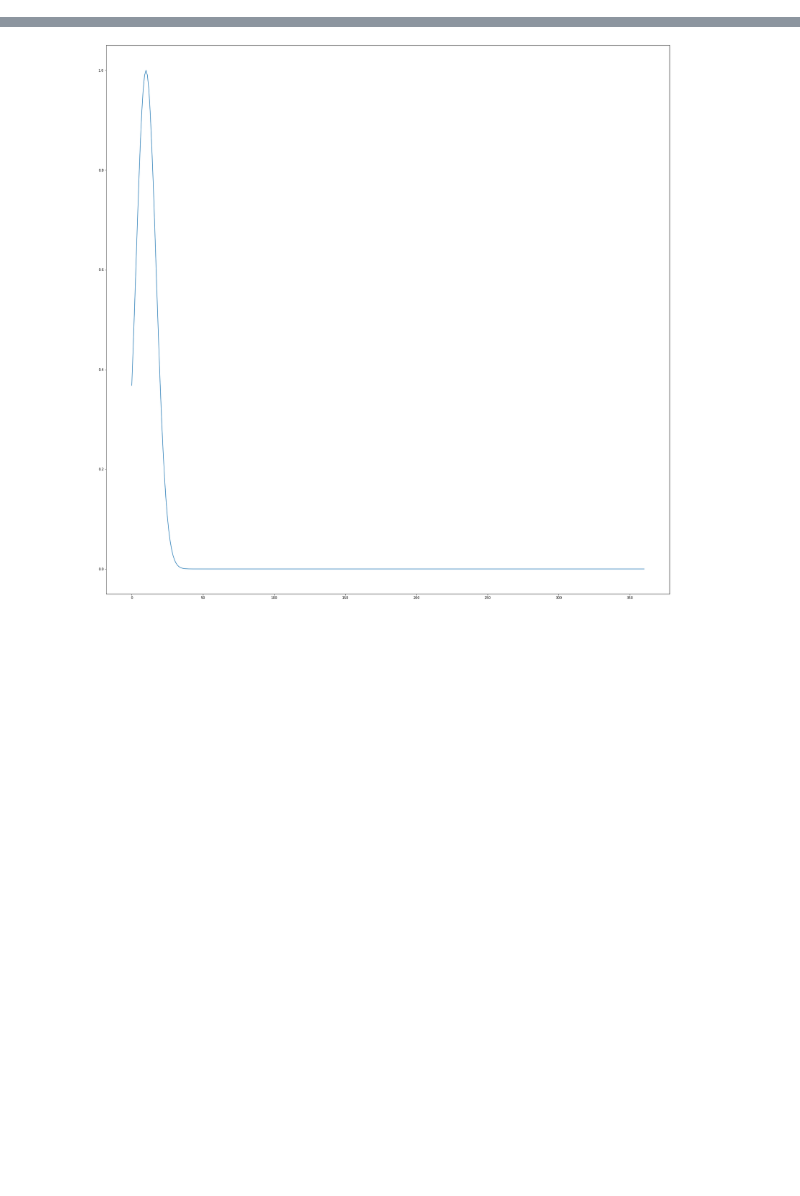
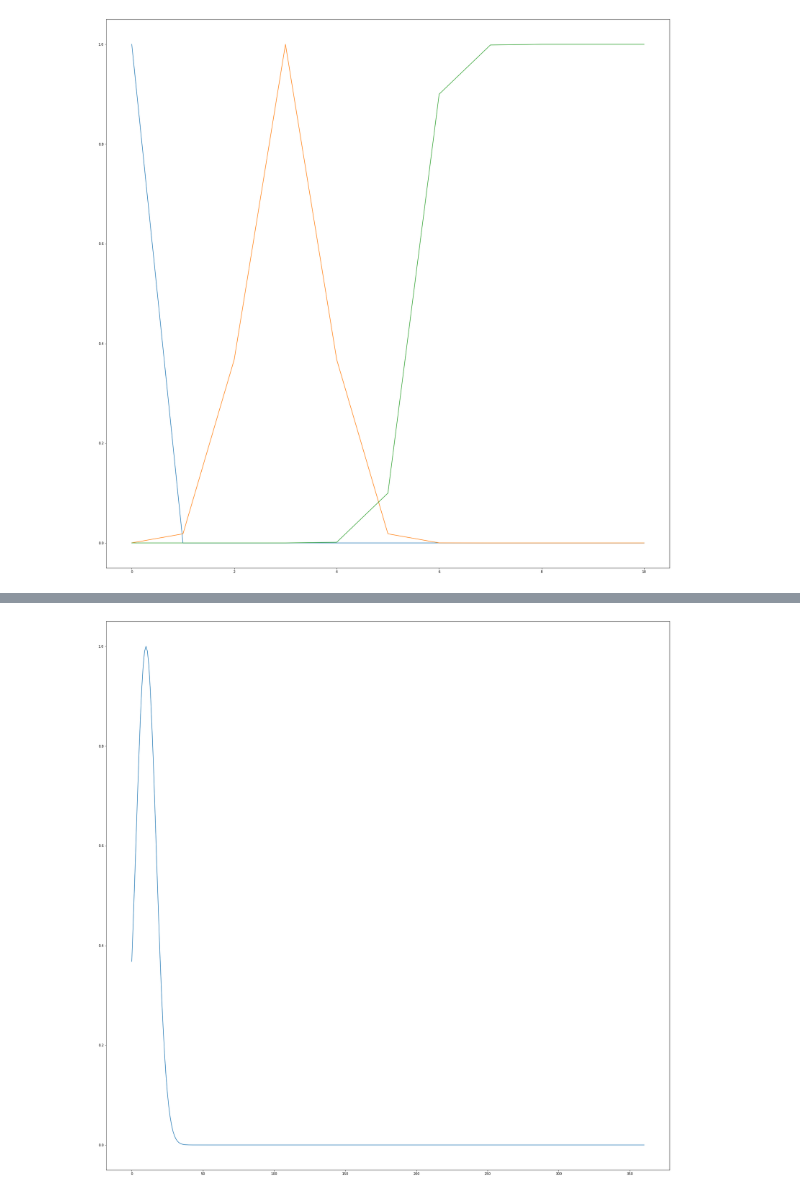
Before and after one commit to TaisiaPolyankina/MII_fuzzy_logic_4wheeled_robot, a Jupyter notebook: mobile_4wheeled_robot_fuzzy_logic.ipynb, the cells around one changed output, grey strips where cells are left out. Cells and saved outputs as stored; diff of their text form; code cells hidden in the pictures; blank space fills up the shorter version.

```diff
--- a/mobile_4wheeled_robot_fuzzy_logic.ipynb
+++ b/mobile_4wheeled_robot_fuzzy_logic.ipynb
@@ -48,3 +78,9 @@ alpha_to_obstacle.low_danger.plot()
+# %%
+v.slow.plot()
+v.average.plot()
+v.fast.plot()
+# %% [output]
+[figure, added]
 # %%
 # выходы
 # целевой угол (куда повернётся робот) (gamma) (градусы)
```
Also changed, not shown: parts of 12 cells of this notebook.
